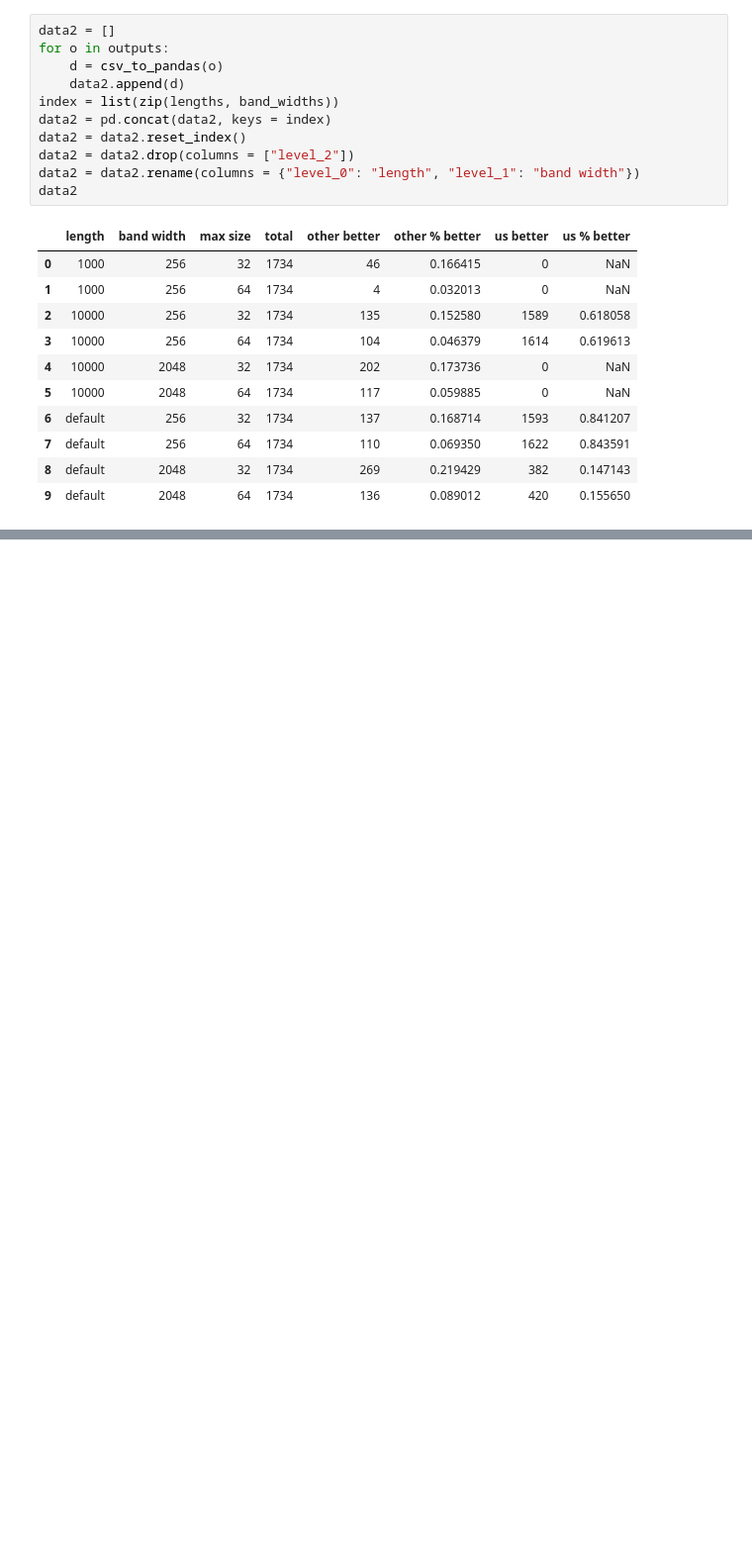
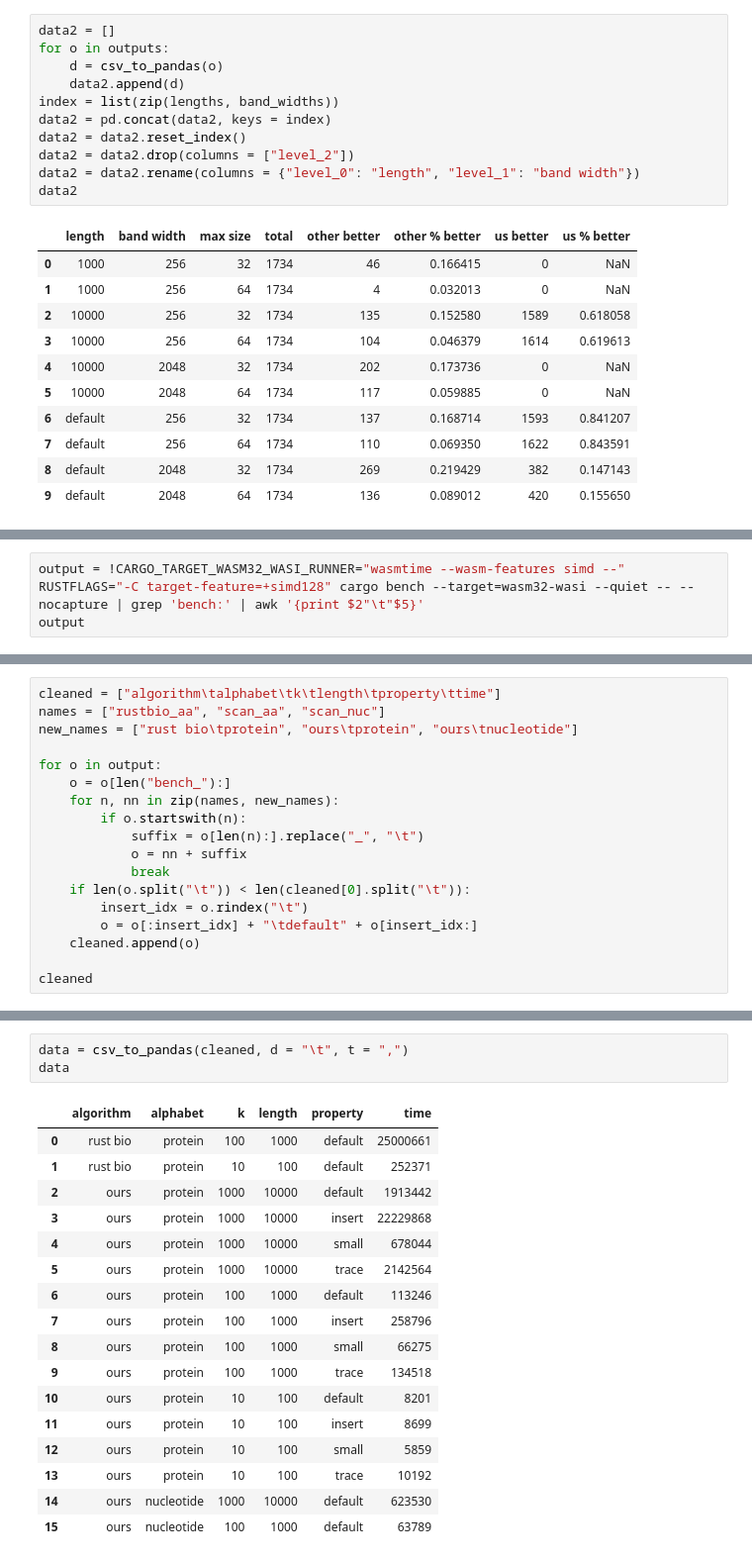
Before and after one commit to Daniel-Liu-c0deb0t/block-aligner, a Jupyter notebook: vis/block_aligner_vis.ipynb, the cells around one changed output, grey strips where cells are left out. Shown: that part at 99% size. Drawn from its saved outputs; the diff is of its cells as text; blank space fills up the shorter version.

```diff
--- a/vis/block_aligner_vis.ipynb
+++ b/vis/block_aligner_vis.ipynb
@@ -589,0 +666,3 @@ chart2 = alt.Chart(cleaned).mark_point(color = "red").encode(
+# %%
+output = !CARGO_TARGET_WASM32_WASI_RUNNER="wasmtime --wasm-features simd --" RUSTFLAGS="-C target-feature=+simd128" cargo bench --target=wasm32-wasi --quiet -- --nocapture | grep 'bench:' | awk '{print $2"\t"$5}'
+output
@@ -589,0 +686,18 @@ chart2 = alt.Chart(cleaned).mark_point(color = "red").encode(
+# %%
+cleaned = ["algorithm\talphabet\tk\tlength\tproperty\ttime"]
+names = ["rustbio_aa", "scan_aa", "scan_nuc"]
+new_names = ["rust bio\tprotein", "ours\tprotein", "ours\tnucleotide"]
+
+for o in output:
+    o = o[len("bench_"):]
+    for n, nn in zip(names, new_names):
+        if o.startswith(n):
+            suffix = o[len(n):].replace("_", "\t")
+            o = nn + suffix
+            break
+    if len(o.split("\t")) < len(cleaned[0].split("\t")):
+        insert_idx = o.rindex("\t")
+        o = o[:insert_idx] + "\tdefault" + o[insert_idx:]
+    cleaned.append(o)
+
+cleaned
@@ -589,0 +722,21 @@ chart2 = alt.Chart(cleaned).mark_point(color = "red").encode(
+# %%
+data = csv_to_pandas(cleaned, d = "\t", t = ",")
+data
+# %% [output]
+|  | algorithm | alphabet | k | length | property | time |
+| 0 | rust bio | protein | 100 | 1000 | default | 25000661 |
+| 1 | rust bio | protein | 10 | 100 | default | 252371 |
+| 2 | ours | protein | 1000 | 10000 | default | 1913442 |
+| 3 | ours | protein | 1000 | 10000 | insert | 22229868 |
+| 4 | ours | protein | 1000 | 10000 | small | 678044 |
+| 5 | ours | protein | 1000 | 10000 | trace | 2142564 |
+| 6 | ours | protein | 100 | 1000 | default | 113246 |
+| 7 | ours | protein | 100 | 1000 | insert | 258796 |
+| 8 | ours | protein | 100 | 1000 | small | 66275 |
+| 9 | ours | protein | 100 | 1000 | trace | 134518 |
+| 10 | ours | protein | 10 | 100 | default | 8201 |
+| 11 | ours | protein | 10 | 100 | insert | 8699 |
+| 12 | ours | protein | 10 | 100 | small | 5859 |
+| 13 | ours | protein | 10 | 100 | trace | 10192 |
+| 14 | ours | nucleotide | 1000 | 10000 | default | 623530 |
+| 15 | ours | nucleotide | 100 | 1000 | default | 63789 |
```
Also changed, not shown: parts of 39 cells of this notebook, 2 other files.
